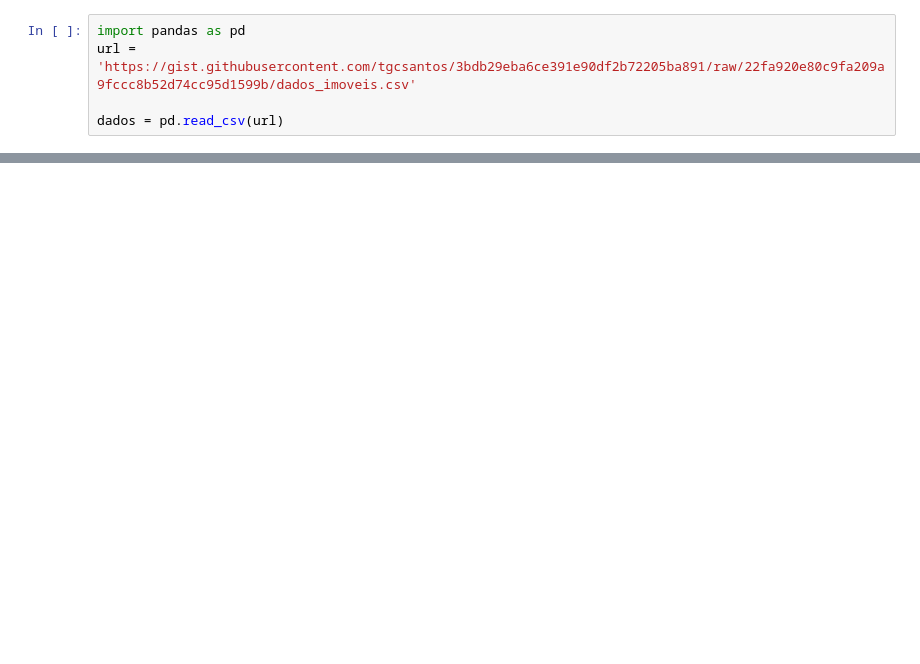
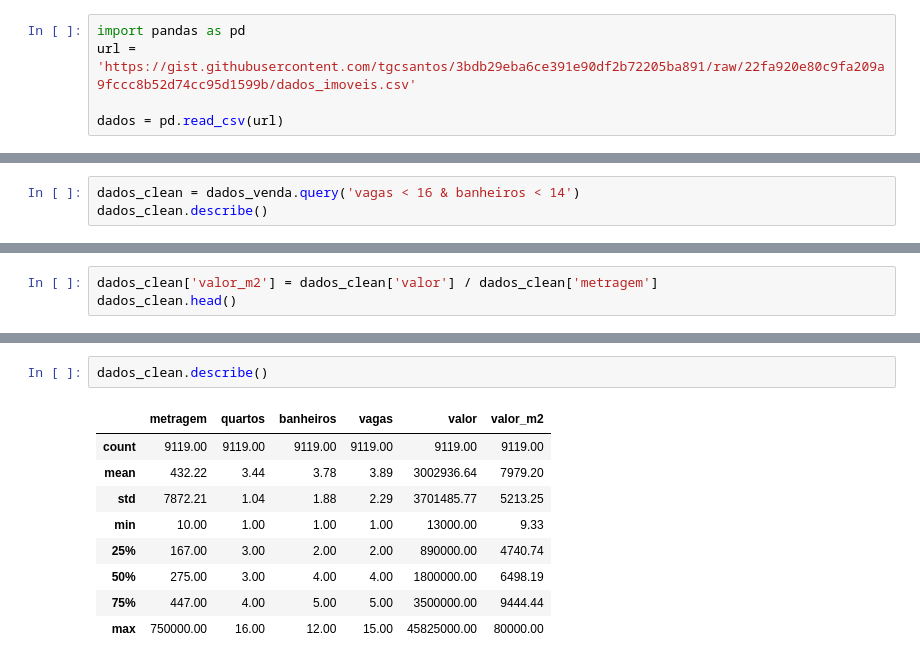
Before and after one commit to pcarneiro85/sao_paulo_house_market, a Jupyter notebook: house_analysis.ipynb, the cells around one changed output, grey strips where cells are left out. Saved outputs shown, nothing was run; the diff lists cells and outputs as text; blank space fills up the shorter version.

```diff
--- a/house_analysis.ipynb
+++ b/house_analysis.ipynb
@@ -515,0 +195,3 @@ df_ibge.sample(20)
+# %%
+dados_clean = dados_venda.query('vagas < 16 & banheiros < 14')
+dados_clean.describe()
@@ -515,0 +208,3 @@ df_ibge.sample(20)
+# %%
+dados_clean['valor_m2'] = dados_clean['valor'] / dados_clean['metragem']
+dados_clean.head()
@@ -515,0 +223,12 @@ df_ibge.sample(20)
+# %%
+dados_clean.describe()
+# %% [output]
+|  | metragem | quartos | banheiros | vagas | valor | valor_m2 |
+| count | 9119.00 | 9119.00 | 9119.00 | 9119.00 | 9119.00 | 9119.00 |
+| mean | 432.22 | 3.44 | 3.78 | 3.89 | 3002936.64 | 7979.20 |
+| std | 7872.21 | 1.04 | 1.88 | 2.29 | 3701485.77 | 5213.25 |
+| min | 10.00 | 1.00 | 1.00 | 1.00 | 13000.00 | 9.33 |
+| 25% | 167.00 | 3.00 | 2.00 | 2.00 | 890000.00 | 4740.74 |
+| 50% | 275.00 | 3.00 | 4.00 | 4.00 | 1800000.00 | 6498.19 |
+| 75% | 447.00 | 4.00 | 5.00 | 5.00 | 3500000.00 | 9444.44 |
+| max | 750000.00 | 16.00 | 12.00 | 15.00 | 45825000.00 | 80000.00 |
```
Also changed, not shown: parts of 87 cells of this notebook.
